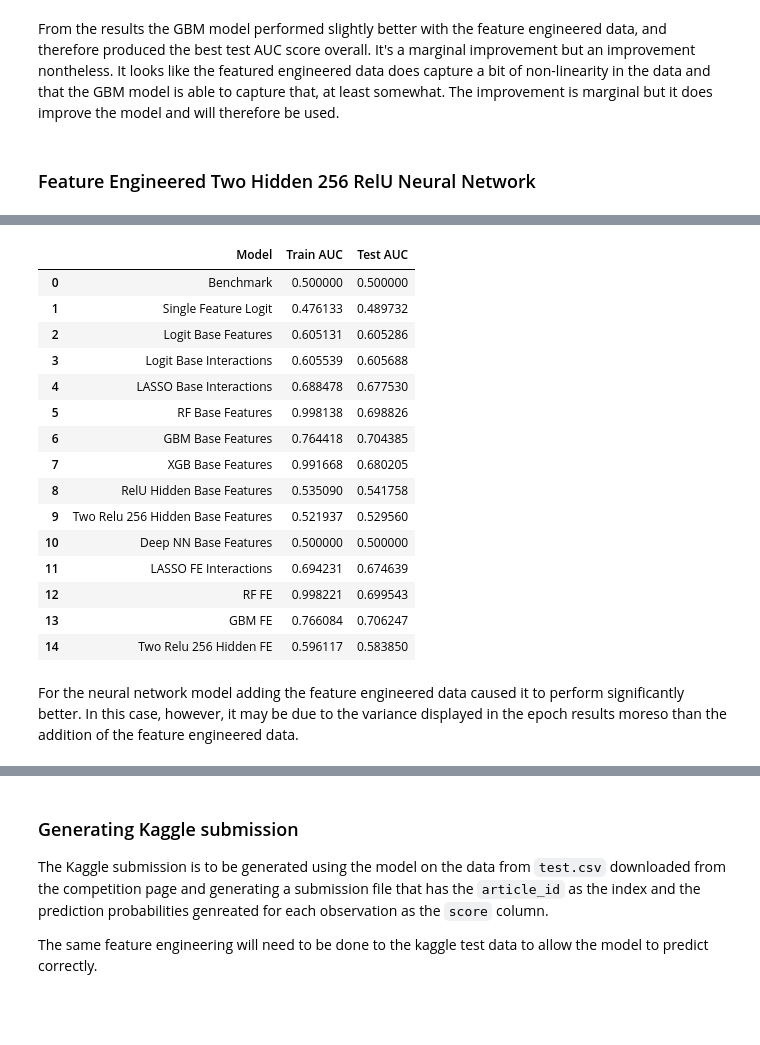
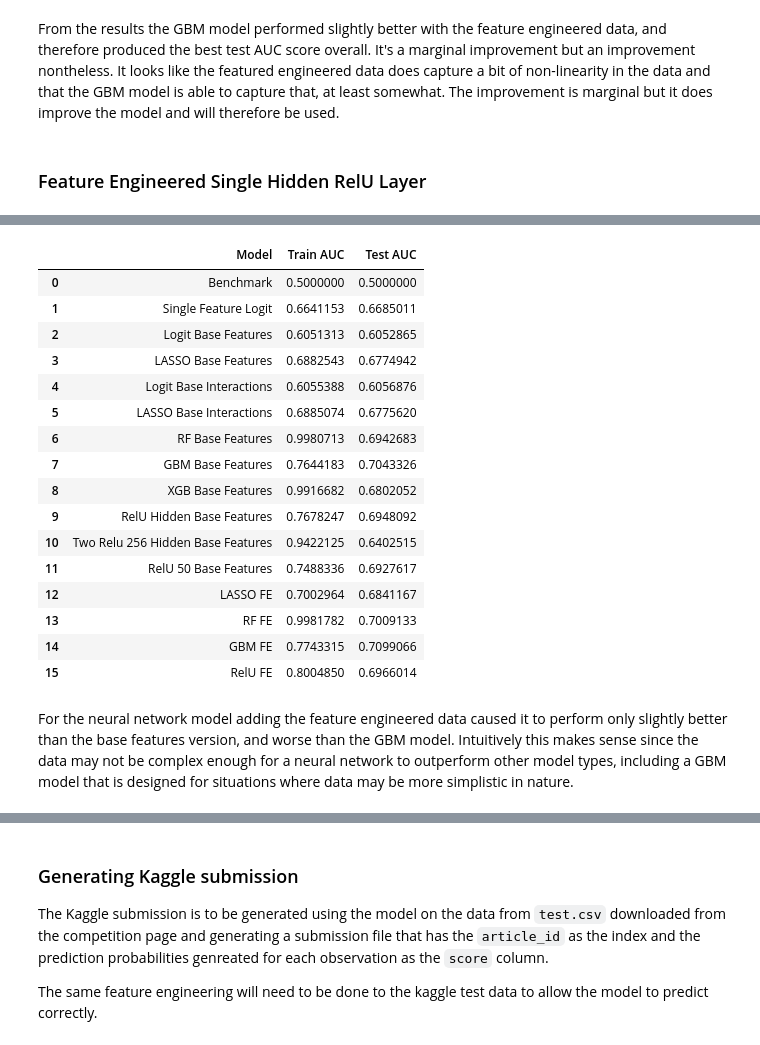
Before and after one commit to nxfern/Mashable-Online-News-Popularity, a Jupyter notebook: DS2_Take-Home_NF.ipynb, the cells around one changed output, grey strips where cells are left out. Saved outputs shown, nothing was run; the diff lists cells and outputs as text; code cells hidden in the pictures; blank space fills up the shorter version.

Commit message:
Updated models, submissions

```diff
--- a/DS2_Take-Home_NF.ipynb
+++ b/DS2_Take-Home_NF.ipynb
@@ -808,0 +833,14 @@ Adding the feature engineered variables only slightly improved the AUC scores fr
+# %%
+# Getting the list of LASSO shortlisted base features
+lasso_fe_coef = lasso_fe.coef_[0]
+lasso_fe_results = pd.DataFrame({'Feature': X_train.columns, 'Coefficient': lasso_fe_coef})
+lasso_fe_shortlist = lasso_fe_results[lasso_fe_results['Coefficient'] != 0]
+
+# Setting names of shortlisted features to a variable
+shortlist = lasso_fe_shortlist['Feature'].tolist()
+
+# Disabling scientific notation
+pd.set_option('display.float_format', lambda x: '%.7f' % x)
+
+# Displaying shortlist dataframe
+lasso_fe_shortlist
@@ -810,11 +876,11 @@ Adding the feature engineered variables only slightly improved the AUC scores fr
 ### Feature Engineered RF
 # %%
 # Creating and fitting the RF to training data using prng defined earlier. Parameters set to prevent overfitting
-rf_fe = RandomForestClassifier(min_samples_split=20, random_state=prng).fit(X_train, y_train)
+rf_fe = RandomForestClassifier(min_samples_split=20, random_state=prng).fit(X_train[shortlist], y_train)
 
 # Creating predictions and calculating AUC score
-train_auc = roc_auc_score(y_train, rf_fe.predict_proba(X_train)[:,1])
-test_auc = roc_auc_score(y_test, rf_fe.predict_proba(X_test)[:,1])
+train_auc = roc_auc_score(y_train, rf_fe.predict_proba(X_train[shortlist])[:,1])
+test_auc = roc_auc_score(y_test, rf_fe.predict_proba(X_test[shortlist])[:,1])
 rf_fe_pred = ['RF FE', train_auc, test_auc]
 
 # Adding to results
@@ -841,11 +908,11 @@ From the results the feature engineered RF model performed slightly better on th
 ### Feature Engineered Gradient Boosting Machine
 # %%
 # Creating and fitting GBM to training
-gbm_fe = GradientBoostingClassifier(min_samples_split=20, random_state=prng).fit(X_train, y_train)
+gbm_fe = GradientBoostingClassifier(min_samples_split=20, random_state=prng).fit(X_train[shortlist], y_train)
 
 # Creating predictions and calculating AUC score
-train_auc = roc_auc_score(y_train, gbm_fe.predict_proba(X_train)[:,1])
-test_auc = roc_auc_score(y_test, gbm_fe.predict_proba(X_test)[:,1])
+train_auc = roc_auc_score(y_train, gbm_fe.predict_proba(X_train[shortlist])[:,1])
+test_auc = roc_auc_score(y_test, gbm_fe.predict_proba(X_test[shortlist])[:,1])
 gbm_fe_pred = ['GBM FE', train_auc, test_auc]
 
 # Adding to results
@@ -870,13 +938,17 @@ results
 # %% [markdown]
 From the results the GBM model performed slightly better with the feature engineered data, and therefore produced the best test AUC score overall. It's a marginal improvement but an improvement nontheless. It looks like the featured engineered data does capture a bit of non-linearity in the data and that the GBM model is able to capture that, at least somewhat. The improvement is marginal but it does improve the model and will therefore be used.
 # %% [markdown]
-### Feature Engineered Two Hidden 256 RelU Neural Network
+### Feature Engineered Single Hidden RelU Layer
 # %%
+# Applying StandardScaler base features of these new splits along with X_test
+nnX_train_shortlist_scaled = StandardScaler().fit_transform(nnX_train[shortlist])
+nnX_val_shortlist_scaled = StandardScaler().fit_transform(nnX_val[shortlist])
+X_test_shortlist_scaled = StandardScaler().fit_transform(X_test[shortlist])
+
 # Creating the model
 relu_fe = Sequential([
-    Input(shape=nnX_train.shape[1:]),
-    Dense(256, activation='relu'),
-    Dense(256, activation='relu'),
+    Input(shape=nnX_train_shortlist_scaled.shape[1:]),
+    Dense(100, activation='relu'),
     Dense(1, activation='sigmoid')
 ])
 
@@ -884,12 +956,12 @@ relu_fe = Sequential([
 relu_fe.compile(loss='binary_crossentropy', optimizer='adam', metrics=['accuracy'])
 
 # Fitting the model
-relu_fe.fit(nnX_train, nny_train, validation_data=(nnX_val, nny_val), epochs=20, batch_size=128)
+relu_fe.fit(nnX_train_shortlist_scaled, nny_train, validation_data=(nnX_val_shortlist_scaled, nny_val), epochs=20, batch_size=128)
 
 # Creating predictions and calculating AUC score
-train_auc = roc_auc_score(nny_train, relu_fe.predict(nnX_train))
-test_auc = roc_auc_score(y_test, relu_fe.predict(X_test))
-relu_fe_pred = ['Two Relu 256 Hidden FE', train_auc, test_auc]
+train_auc = roc_auc_score(nny_train, relu_fe.predict(nnX_train_shortlist_scaled))
+test_auc = roc_auc_score(y_test, relu_fe.predict(X_test_shortlist_scaled))
+relu_fe_pred = ['RelU FE', train_auc, test_auc]
 
 # Adding to results
 results.loc[len(results)] = relu_fe_pred
@@ -915,18 +987,19 @@ Epoch 20/20
 |  | Model | Train AUC | Test AUC |
-| 0 | Benchmark | 0.500000 | 0.500000 |
-| 1 | Single Feature Logit | 0.476133 | 0.489732 |
-| 2 | Logit Base Features | 0.605131 | 0.605286 |
-| 3 | Logit Base Interactions | 0.605539 | 0.605688 |
-| 4 | LASSO Base Interactions | 0.688478 | 0.677530 |
-| 5 | RF Base Features | 0.998138 | 0.698826 |
-| 6 | GBM Base Features | 0.764418 | 0.704385 |
-| 7 | XGB Base Features | 0.991668 | 0.680205 |
-| 8 | RelU Hidden Base Features | 0.535090 | 0.541758 |
-| 9 | Two Relu 256 Hidden Base Features | 0.521937 | 0.529560 |
-| 10 | Deep NN Base Features | 0.500000 | 0.500000 |
-| 11 | LASSO FE Interactions | 0.694231 | 0.674639 |
-| 12 | RF FE | 0.998221 | 0.699543 |
-| 13 | GBM FE | 0.766084 | 0.706247 |
-| 14 | Two Relu 256 Hidden FE | 0.596117 | 0.583850 |
+| 0 | Benchmark | 0.5000000 | 0.5000000 |
+| 1 | Single Feature Logit | 0.6641153 | 0.6685011 |
+| 2 | Logit Base Features | 0.6051313 | 0.6052865 |
+| 3 | LASSO Base Features | 0.6882543 | 0.6774942 |
+| 4 | Logit Base Interactions | 0.6055388 | 0.6056876 |
+| 5 | LASSO Base Interactions | 0.6885074 | 0.6775620 |
+| 6 | RF Base Features | 0.9980713 | 0.6942683 |
+| 7 | GBM Base Features | 0.7644183 | 0.7043326 |
+| 8 | XGB Base Features | 0.9916682 | 0.6802052 |
+| 9 | RelU Hidden Base Features | 0.7678247 | 0.6948092 |
+| 10 | Two Relu 256 Hidden Base Features | 0.9422125 | 0.6402515 |
+| 11 | RelU 50 Base Features | 0.7488336 | 0.6927617 |
+| 12 | LASSO FE | 0.7002964 | 0.6841167 |
+| 13 | RF FE | 0.9981782 | 0.7009133 |
+| 14 | GBM FE | 0.7743315 | 0.7099066 |
+| 15 | RelU FE | 0.8004850 | 0.6966014 |
 # %% [markdown]
-For the neural network model adding the feature engineered data caused it to perform significantly better. In this case, however, it may be due to the variance displayed in the epoch results moreso than the addition of the feature engineered data.
+For the neural network model adding the feature engineered data caused it to perform only slightly better than the base features version, and worse than the GBM model. Intuitively this makes sense since the data may not be complex enough for a neural network to outperform other model types, including a GBM model that is designed for situations where data may be more simplistic in nature.
```
Also changed, not shown: parts of 56 cells of this notebook, 2 other files.
